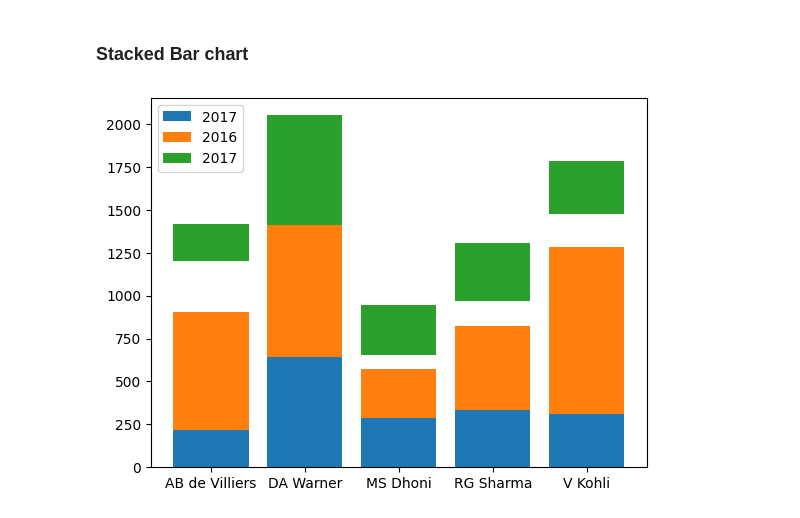
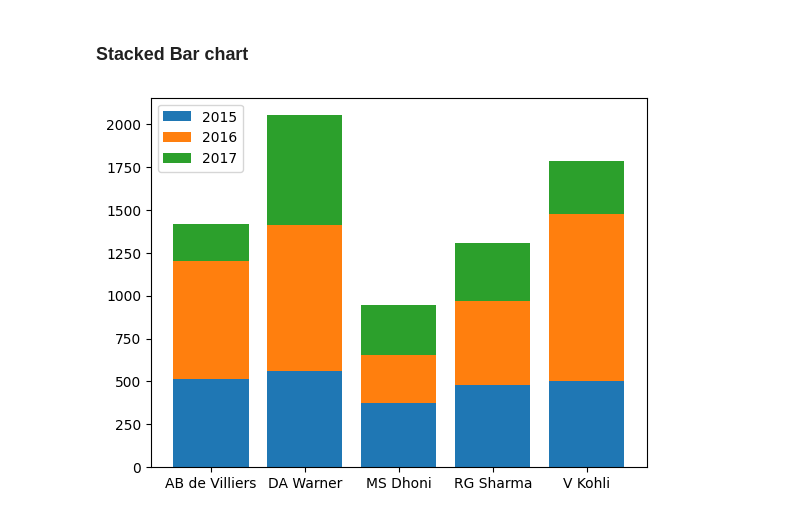
Before and after one commit to simran-aug15/Matplotlib, a Jupyter notebook: Bar_chart.ipynb, the cells around one changed output. Drawn from its saved outputs; the diff is of its cells as text; code cells hidden in the pictures.

```diff
--- a/Bar_chart.ipynb
+++ b/Bar_chart.ipynb
@@ -61,10 +61,10 @@ plt.show()
 # %% [markdown]
 ### Stacked Bar chart
 # %%
-plt.bar(df['batsman'],df['2017'],label='2017')
-plt.bar(df['batsman'],df['2016'],bottom=df['2017'],label='2016')
+plt.bar(df['batsman'],df['2015'],label='2015')
+plt.bar(df['batsman'],df['2016'],bottom=df['2015'],label='2016')
 plt.bar(df['batsman'],df['2017'],bottom=df['2015']+df['2016'],label='2017')
 plt.legend()
 plt.show()
 # %% [output]
-[figure, old version]
+[figure, new version]
```
